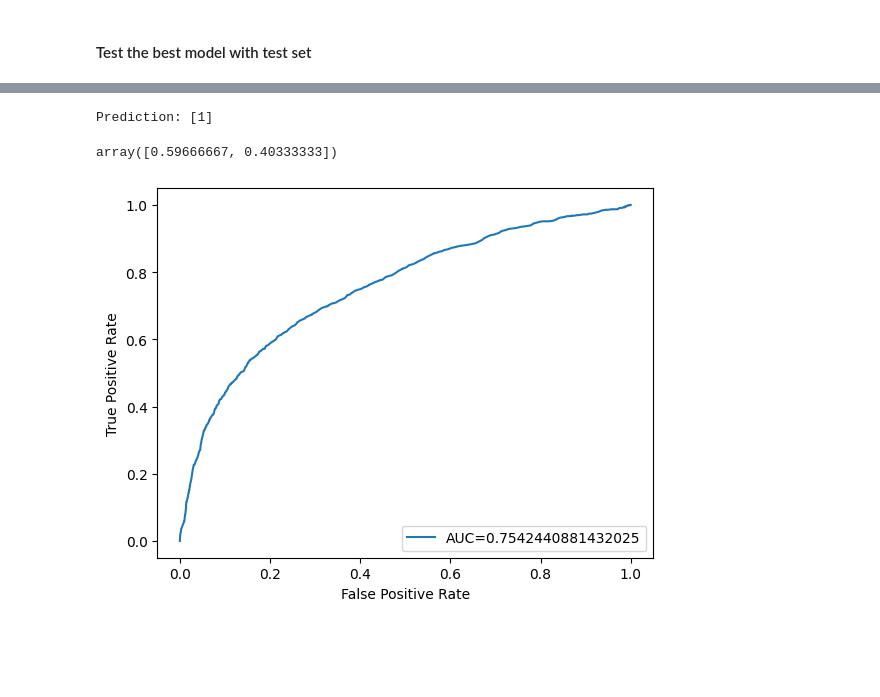
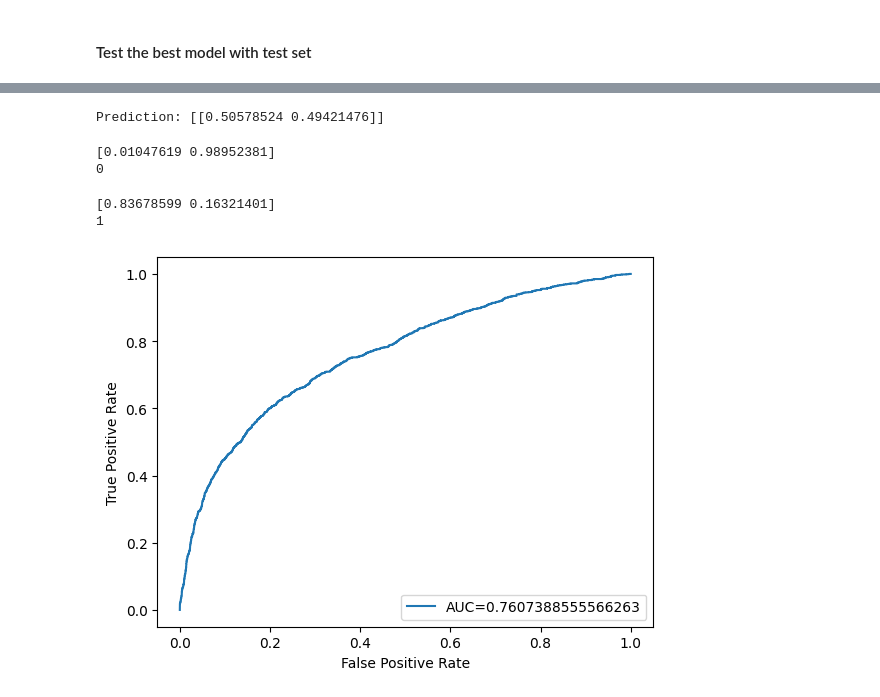
Before and after one commit to thamakornk-ait/BIA_project, a Jupyter notebook: model_with_feature-selection_one-hot/default_credit_card_model_with_downsampling.ipynb, the cells around one changed output, grey strips where cells are left out. Drawn from its saved outputs; the diff is of its cells as text; code cells hidden in the pictures; blank space fills up the shorter version.

```diff
--- a/model_with_feature-selection_one-hot/default_credit_card_model_with_downsampling.ipynb
+++ b/model_with_feature-selection_one-hot/default_credit_card_model_with_downsampling.ipynb
@@ -286,6 +274,8 @@ sns.heatmap(X.corr(), annot=True, cmap="coolwarm")
 from sklearn.model_selection import train_test_split
 
 X_train, X_test, y_train, y_test = train_test_split(X, y, test_size = 0.2, random_state = 42)
+# %%
+X_test_scaled = X_test.copy()
 # %% [markdown]
 ### 5. Preprocessing
 # %%
@@ -302,7 +292,7 @@ scaled_feature = ['LIMIT_BAL', 'BILL_AMT1', 'PAY_AMT1',
 
 scaler = StandardScaler()
 X_train[scaled_feature] = scaler.fit_transform(X_train[scaled_feature])
-X_test[scaled_feature]  = scaler.transform(X_test[scaled_feature])
+X_test_scaled[scaled_feature]  = scaler.transform(X_test_scaled[scaled_feature])
 # %%
 X_train
 # %% [output]
@@ -632,42 +642,51 @@ Name: 2308, dtype: float64
 # %%
-data = {
-    'LIMIT_BAL': -1.057768,
-    'SEX': 0.000000,
-    'EDUCATION_3': 0.000000,
-    'MARRIAGE_1': 0.000000,
-    'MARRIAGE_3': 0.000000,
-    'PAY_0': 0.000000,
-    'BILL_AMT1': -0.573077,
-    'PAY_AMT1': -0.244136,
-    'PAY_AMT2': -0.163118,
-    'PAY_AMT3': -0.206019,
-    'PAY_AMT4': -0.207358,
-    'PAY_AMT5': -0.212487,
-    'PAY_AMT6': -0.180973
-}
-X_single_data = pd.DataFrame(data, index=[0])
+# data = {
+#     'LIMIT_BAL': -1.057768,
+#     'SEX': 0.000000,
+#     'EDUCATION_3': 0.000000,
+#     'MARRIAGE_1': 0.000000,
+#     'MARRIAGE_3': 0.000000,
+#     'PAY_0': 0.000000,
+#     'BILL_AMT1': -0.573077,
+#     'PAY_AMT1': -0.244136,
+#     'PAY_AMT2': -0.163118,
+#     'PAY_AMT3': -0.206019,
+#     'PAY_AMT4': -0.207358,
+#     'PAY_AMT5': -0.212487,
+#     'PAY_AMT6': -0.180973
+# }
+# X_single_data = pd.DataFrame(data, index=[0])
 
-# Predict using the single data point
-ypred_single_data = model.predict(X_single_data)
+# # Predict using the single data point
+# ypred_single_data = model.predict_proba(X_single_data)
 
-print("Prediction:", ypred_single_data)
+# print("Prediction:", ypred_single_data)
 # %% [output]
-Prediction: [1]
+Prediction: [[0.50578524 0.49421476]]
 # %%
-preds = model.predict_proba(X_test)[2,:]
-preds
+preds = model.predict_proba(X_test_scaled)[13,:]
+print(preds)
+print(y_test.iloc[0])
 # %% [output]
-array([0.59666667, 0.40333333])
+[0.01047619 0.98952381]
+0
+# %%
+preds = model.predict_proba(X_test_scaled)[16,:]
+print(preds)
+print(y_test.iloc[6])
+# %% [output]
+[0.83678599 0.16321401]
+1
 # %%
-y_pred_proba = model.predict_proba(X_test)[::,1]
+y_pred_proba = model.predict_proba(X_test_scaled)[::,1]
 fpr, tpr,  thresholds = roc_curve(y_test,  y_pred_proba)
 auc = roc_auc_score(y_test, y_pred_proba)
 
 #create ROC curve
 plt.plot(fpr,tpr,label="AUC="+str(auc))
 plt.ylabel('True Positive Rate')
 plt.xlabel('False Positive Rate')
 plt.legend(loc=4)
 plt.show()
 # %% [output]
-[figure, old version]
+[figure, new version]
```
Also changed, not shown: parts of 14 cells of this notebook, 4 other files.
